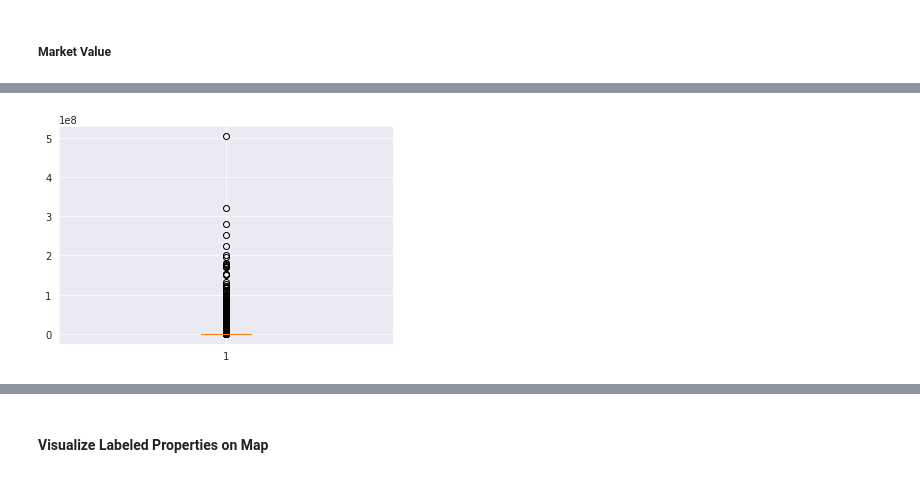
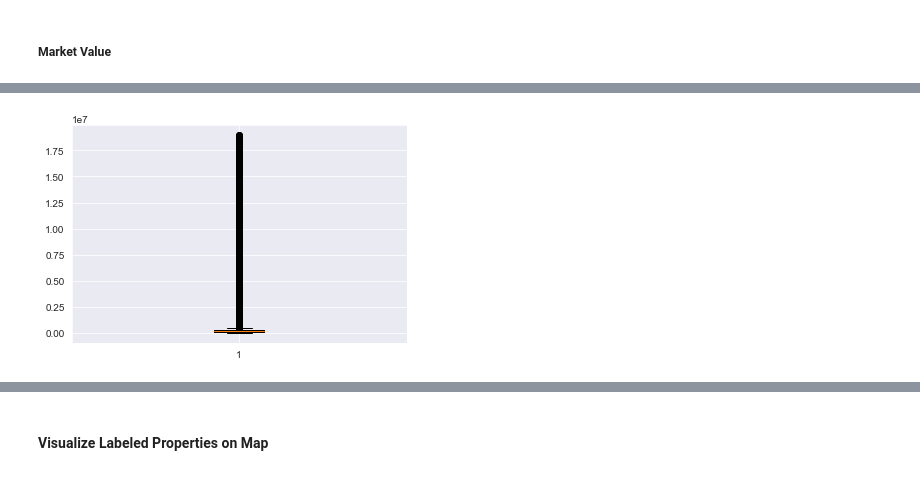
Before and after one commit to mpky/property_project, a Jupyter notebook: notebooks/Bexar_EDA.ipynb, the cells around one changed output, grey strips where cells are left out. Drawn from its saved outputs; the diff is of its cells as text; code cells hidden in the pictures.

```diff
--- a/notebooks/Bexar_EDA.ipynb
+++ b/notebooks/Bexar_EDA.ipynb
@@ -20,5 +11,5 @@ import seaborn as sns
 pd.set_option('display.float_format', lambda x: '%.5f' % x)
 sns.set_style('darkgrid')
 # %%
-# Load in 2019 data from cleaned h5 file
-bexar_df = pd.read_hdf('../data/processed/bexar_merged_df.h5')
+# Load in data
+prop_df = pd.read_hdf('../data/processed/bexar_processed.h5')
@@ -648,6 +31,6 @@ plt.show()
 # %%
 # Boxplot to see these outliers
-plt.boxplot(bexar_df.market_value)
+plt.boxplot(prop_df.market_value)
 plt.show()
 # %% [output]
-[figure, old version]
+[figure, new version]
```
Also changed, not shown: parts of 109 cells of this notebook, 2 other files.
